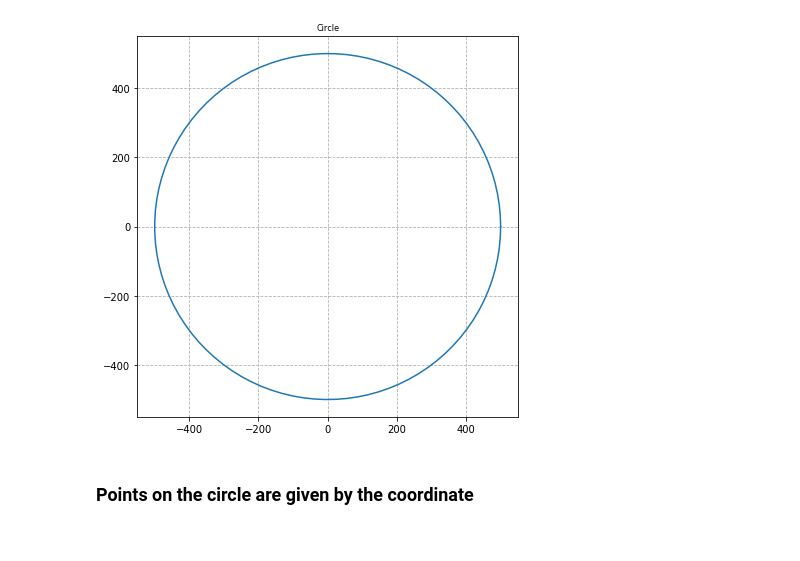
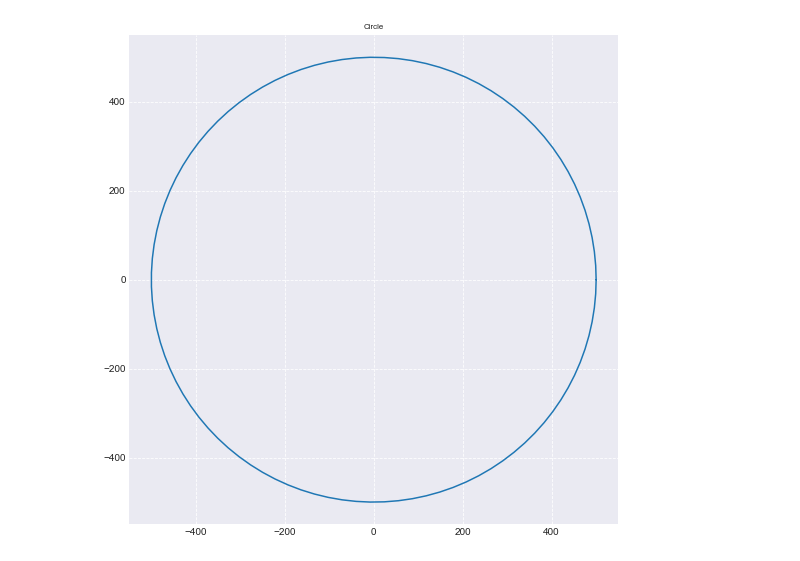
Before and after one commit to ZachWolpe/why-planets-orbit-in-an-ellipse, a Jupyter notebook: Planet Ellipse.ipynb, the cells around one changed output. Drawn from its saved outputs; the diff is of its cells as text; code cells hidden in the pictures.

```diff
--- a/Planet Ellipse.ipynb
+++ b/Planet Ellipse.ipynb
@@ -12,5 +22,6 @@ https://www.wolframalpha.com/input/?i=sin%28x%29+%3D+m*cos%28x%29+%2B+c
 import numpy as np
 import pandas as pd
 import matplotlib.pyplot as plt
+plt.style.use('seaborn-darkgrid')
 import random
 import math
@@ -20,24 +45,22 @@ d = 1000.0
 # %%
 theta = np.linspace(0, 2*np.pi, 100)
 
 r = d/2
 
 x1 = r*np.cos(theta)
 x2 = r*np.sin(theta)
 
-fig, ax = plt.subplots(1, figsize=(7,7))
+fig, ax = plt.subplots(1, figsize=(9,9))
 
 
 
 ax.plot(x1, x2)
 ax.set_aspect(1)
 
 #plt.xlim(-1.25,1.25)
 #plt.ylim(-1.25,1.25)
 plt.grid(linestyle='--')
 plt.title('Circle', fontsize=8)
 plt.savefig("plot_circle_matplotlib_01.png", bbox_inches='tight')
 # %% [output]
-[figure, old version]
+[figure, new version]
-# %% [markdown]
-### Points on the circle are given by the coordinate
```
Also changed, not shown: parts of 24 cells of this notebook, 1 other file.
